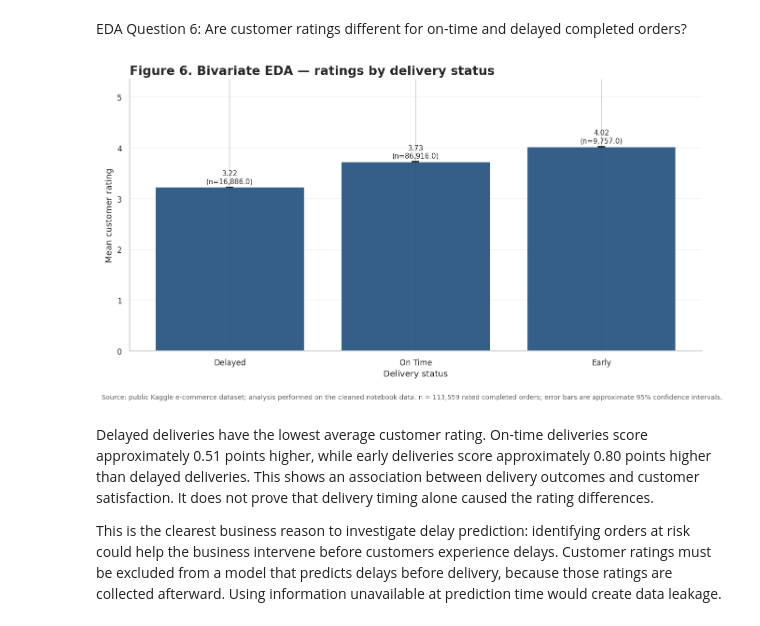
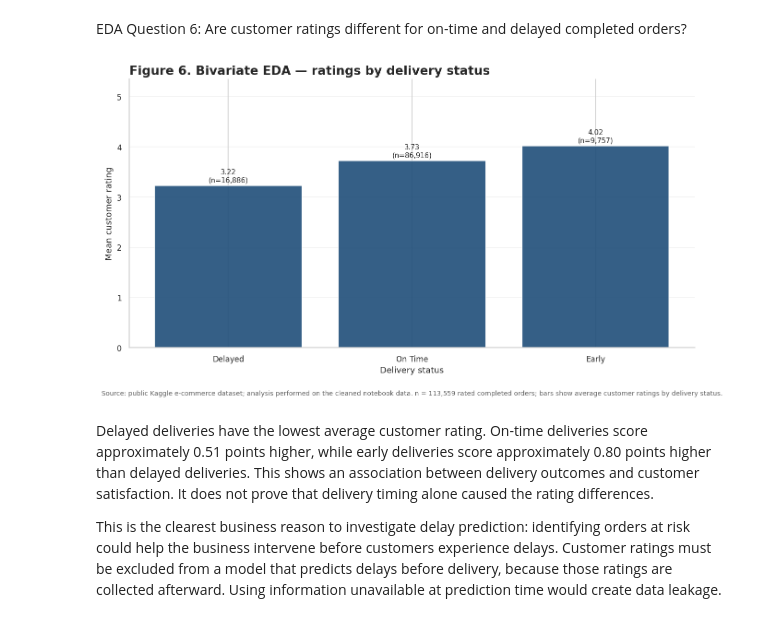
Before and after one commit to xuebo666/DATA230GroupProject, a Jupyter notebook: dataset.ipynb, the cells around one changed output. Drawn from its saved outputs; the diff is of its cells as text; code cells hidden in the pictures.

```diff
--- a/dataset.ipynb
+++ b/dataset.ipynb
@@ -794,58 +817,60 @@ EDA Question 6: Are customer ratings different for on-time and delayed completed
 rating_data = completed.dropna(
     subset=["delivery_status", "customer_rating"]
 )
+
 rating_stats = (
     rating_data.groupby("delivery_status")
     .agg(
         Average_Rating=("customer_rating", "mean"),
-        Standard_Deviation=("customer_rating", "std"),
         N=("customer_rating", "count"),
     )
     .sort_values("Average_Rating")
 )
-rating_stats["CI95"] = (
-    1.96
-    * rating_stats["Standard_Deviation"].fillna(0)
-    / np.sqrt(rating_stats["N"])
-)
 
 fig, ax = plt.subplots(figsize=(11, 6.5))
+
 bars = ax.bar(
     rating_stats.index,
     rating_stats["Average_Rating"],
-    yerr=rating_stats["CI95"],
-    capsize=5,
     color=COLORS["primary"],
     alpha=0.9,
 )
 for bar, (_, row) in zip(bars, rating_stats.iterrows()):
     ax.text(
         bar.get_x() + bar.get_width() / 2,
-        bar.get_height() + row["CI95"] + 0.04,
-        f"{row['Average_Rating']:.2f}\n(n={row['N']:,})",
+        bar.get_height() + 0.04,
+        f"{row['Average_Rating']:.2f}\n(n={int(row['N']):,})",
         ha="center",
         va="bottom",
         fontsize=9,
     )
+
 ax.set_title(
     "Figure 6. Bivariate EDA — ratings by delivery status",
-    loc="left", fontsize=16, fontweight="bold"
+    loc="left",
+    fontsize=16,
+    fontweight="bold",
 )
 ax.set_xlabel("Delivery status")
 ax.set_ylabel("Mean customer rating")
 ax.set_ylim(0, 5.35)
 ax.grid(axis="y", alpha=0.25)
+
 sns.despine(ax=ax)
 add_source_note(
     fig,
-    f"n = {len(rating_data):,} rated completed orders; error bars are approximate 95% confidence intervals."
+    f"n = {len(rating_data):,} rated completed orders; "
+    "bars show average customer ratings by delivery status."
 )
 fig.tight_layout(rect=[0, 0.045, 1, 0.96])
-fig.savefig(FIG_DIR / "fig_06_rating_by_delivery_bivariate.png",
-            dpi=300, bbox_inches="tight")
+fig.savefig(
+    FIG_DIR / "fig_06_rating_by_delivery_bivariate.png",
+    dpi=300,
+    bbox_inches="tight",
+)
 plt.show()
 # %% [output]
-[figure, old version]
+[figure, new version]
 # %% [markdown]
 Delayed deliveries have the lowest average customer rating. On-time deliveries score approximately 0.51 points higher, while early deliveries score approximately 0.80 points higher than delayed deliveries.
 This shows an association between delivery outcomes and customer satisfaction. It does not prove that delivery timing alone caused the rating differences.
```
Also changed, not shown: parts of 4 cells of this notebook.
